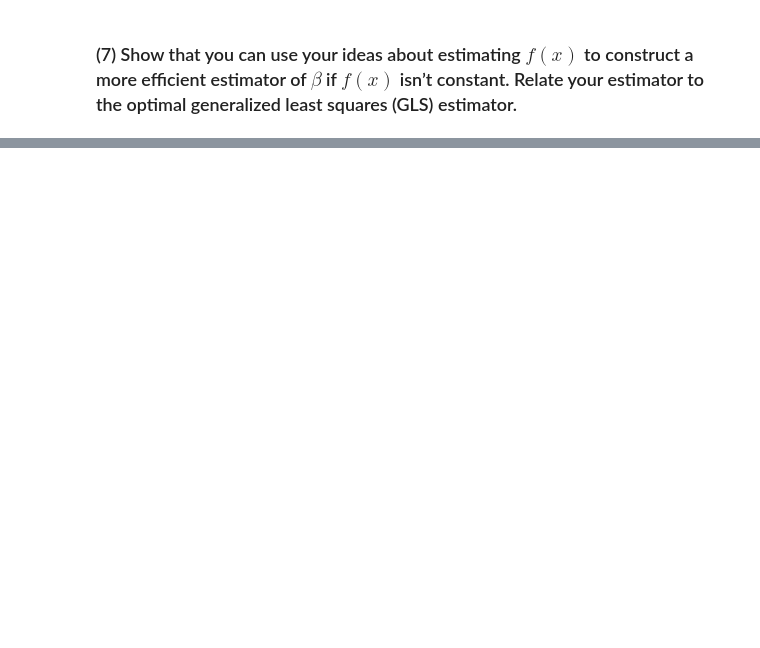
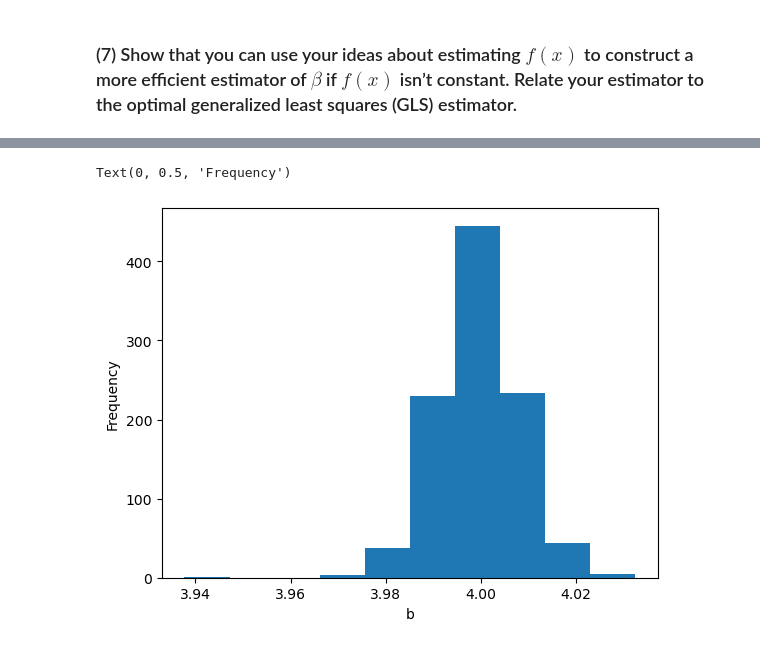
Before and after one commit to eleanor-adachi/ARE212_Materials, a Jupyter notebook: Assignments/assignment3/assignment3_ea.ipynb, the cells around one changed output, grey strips where cells are left out. Saved outputs shown, nothing was run; the diff lists cells and outputs as text; code cells hidden in the pictures; blank space fills up the shorter version.

```diff
--- a/Assignments/assignment3/assignment3_ea.ipynb
+++ b/Assignments/assignment3/assignment3_ea.ipynb
@@ -1702,0 +1743,9 @@ The first stage would be unchanged but the second stage would estimate an empiri
+# %%
+import matplotlib.pyplot as plt
+
+plt.hist(b_draws['b'])
+plt.xlabel('b')
+plt.ylabel('Frequency')
+# %% [output]
+Text(0, 0.5, 'Frequency')
+[figure, added]
```
Also changed, not shown: parts of 9 cells of this notebook.
